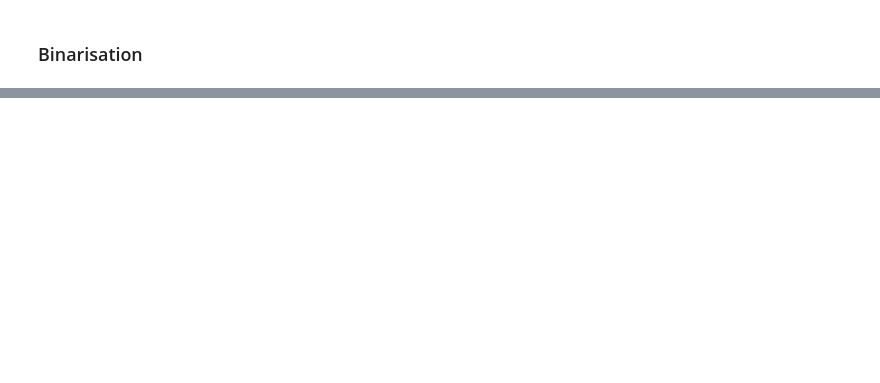
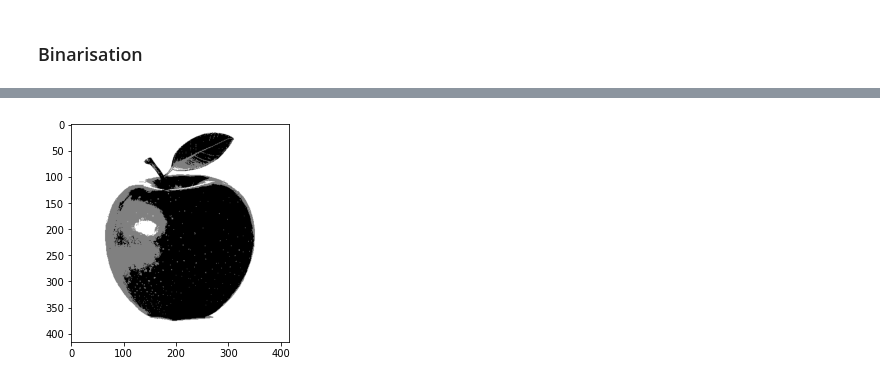
Before and after one commit to greatmaxix/computerVisionClass, a Jupyter notebook: lesson2/hw2.ipynb, the cells around one changed output, grey strips where cells are left out. Saved outputs shown, nothing was run; the diff lists cells and outputs as text; code cells hidden in the pictures; blank space fills up the shorter version.

```diff
--- a/lesson2/hw2.ipynb
+++ b/lesson2/hw2.ipynb
@@ -44,0 +43,5 @@ plt.show()
+# %%
+pixel_values = img.reshape((-1, 3))
+print(pixel_values)
+# convert to float
+pixel_values = np.float32(pixel_values)
@@ -44,0 +99,11 @@ plt.show()
+# %%
+kmeans = KMeans(3, max_iter=10)
+kmeans.fit(pixel_values)
+
+a = kmeans.classify()
+
+a = a.reshape(img.shape[0], img.shape[1])
+plt.imshow(a, cmap='gray')
+plt.show()
+# %% [output]
+[figure, added]
```
Also changed, not shown: parts of 4 cells of this notebook, 2 other files.
